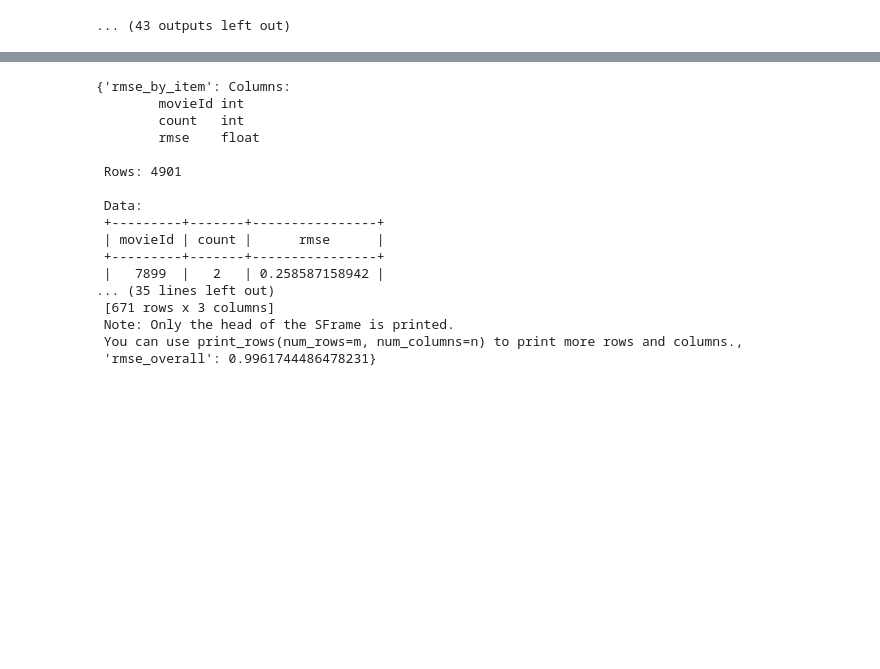
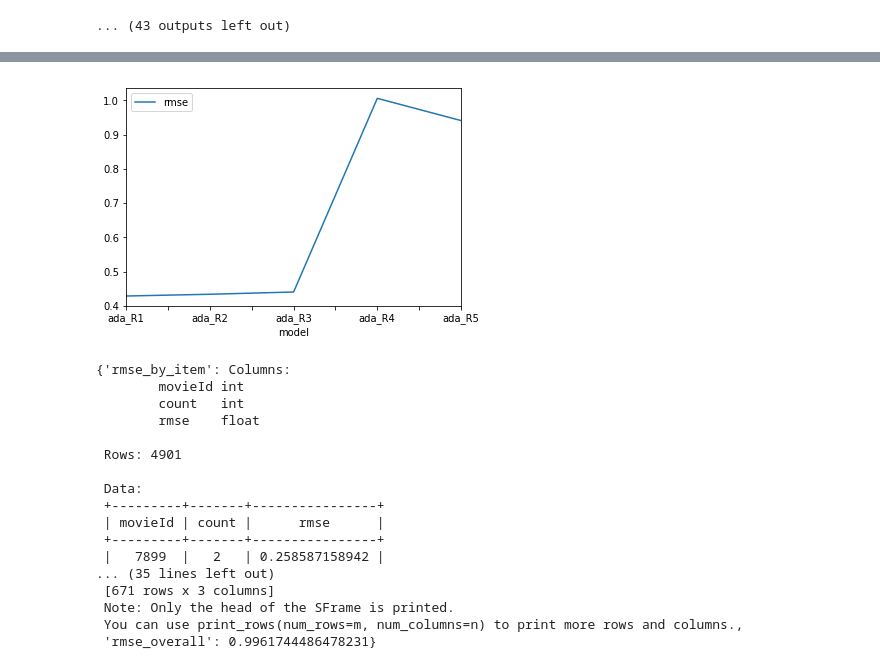
Before and after one commit to xenaritu/Personalisation, a Jupyter notebook: Exploration.ipynb, the cells around one changed output, grey strips where cells are left out. Saved outputs shown, nothing was run; the diff lists cells and outputs as text; code cells hidden in the pictures; blank space fills up the shorter version.

```diff
--- a/Exploration.ipynb
+++ b/Exploration.ipynb
@@ -876,3 +921,19 @@ Model compare metric: precision_recall
+# %%
+model_comp1 =graphlab.recommender.util.compare_models(test, [ada_R1,ada_R2,ada_R3,ada_R4,ada_R5], model_names=None,
+                                         user_sample=1.0, metric='rmse',
+                                         target='rating', exclude_known_for_precision_recall=True,
+                                         make_plot=False, verbose=False)
+#fig, ax = plt.subplots(1, 1)
+rmse_data = {'model':['ada_R1','ada_R2','ada_R3','ada_R4','ada_R5'], 'rmse':[]}
+for i in range(0,len(model_comp1)):
+    rmse_data['rmse'].append(model_comp1[i]['rmse_overall'])
+
+
+rmse_df=pd.DataFrame(rmse_data)
+rmse_df.plot(x='model',y='rmse')
+plt.show()
+# %% [output]
+[figure, added]
 # %%
 ada_R1.evaluate_rmse(test,target='rating')
 # %% [output]
```
Also changed, not shown: parts of 11 cells of this notebook.
